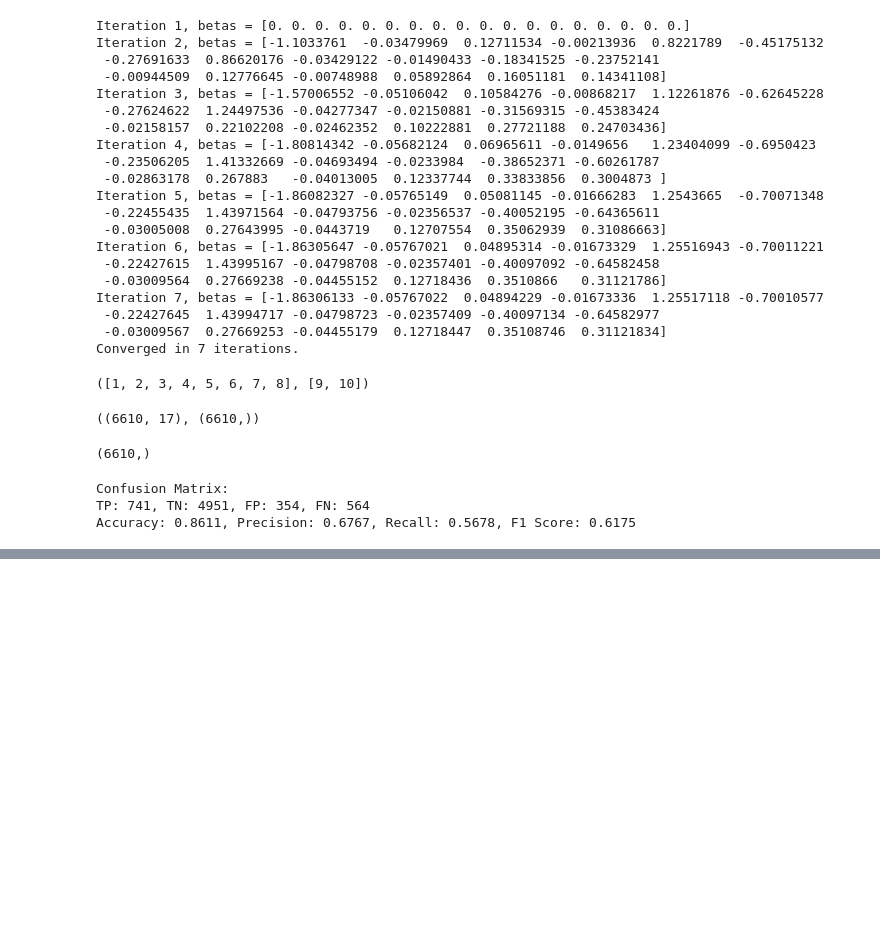
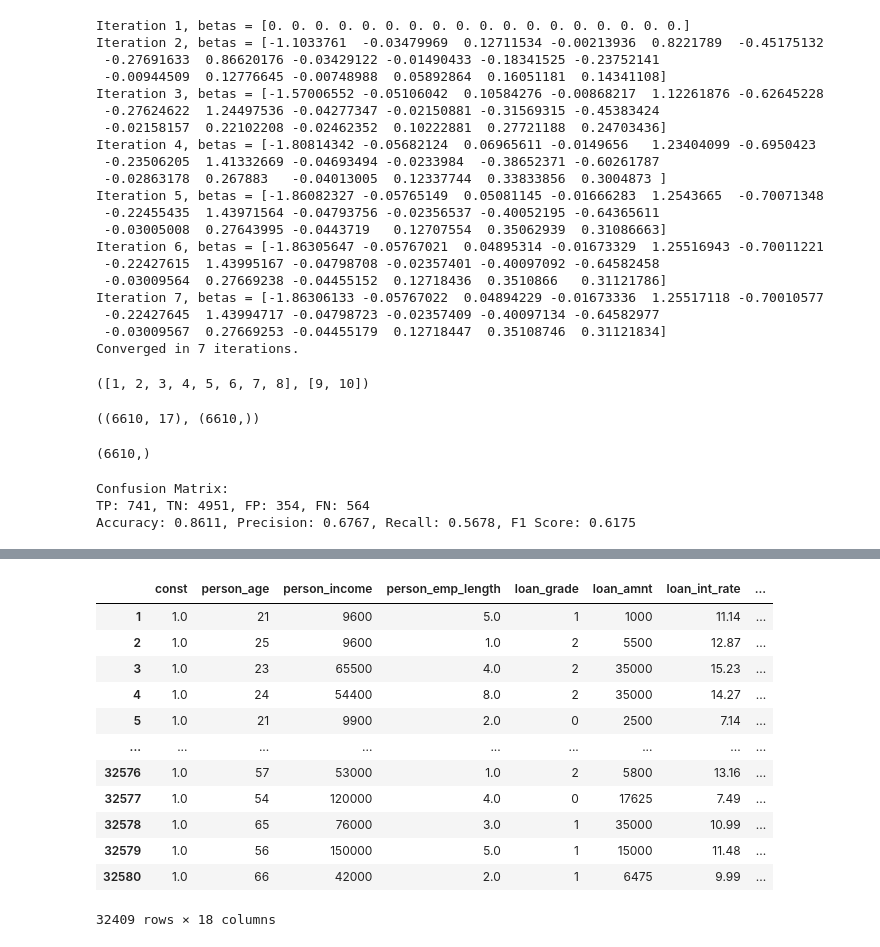
Before and after one commit to myngoc-trg/STAN48-Programming-for-Data-Science, a Jupyter notebook: Final Project/Report/STAN48_finalproject.ipynb, the cells around one changed output, grey strips where cells are left out. Drawn from its saved outputs; the diff is of its cells as text; code cells hidden in the pictures; blank space fills up the shorter version.

```diff
--- a/Final Project/Report/STAN48_finalproject.ipynb
+++ b/Final Project/Report/STAN48_finalproject.ipynb
@@ -631,0 +648,4 @@ Accuracy: 0.8611, Precision: 0.6767, Recall: 0.5678, F1 Score: 0.6175
+# %%
+X_predictors = df.loc[:, df.columns != 'loan_status']
+#X_predictors = pd.DataFrame(X_predictors)
+X_predictors
@@ -631,0 +666,17 @@ Accuracy: 0.8611, Precision: 0.6767, Recall: 0.5678, F1 Score: 0.6175
+# %%
+X_predictors = add_constant(X_predictors)
+X_predictors
+# %% [output]
+|  | const | person_age | person_income | person_emp_length | loan_grade | loan_amnt | loan_int_rate | ... |
+| 1 | 1.0 | 21 | 9600 | 5.0 | 1 | 1000 | 11.14 | ... |
+| 2 | 1.0 | 25 | 9600 | 1.0 | 2 | 5500 | 12.87 | ... |
+| 3 | 1.0 | 23 | 65500 | 4.0 | 2 | 35000 | 15.23 | ... |
+| 4 | 1.0 | 24 | 54400 | 8.0 | 2 | 35000 | 14.27 | ... |
+| 5 | 1.0 | 21 | 9900 | 2.0 | 0 | 2500 | 7.14 | ... |
+| ... | ... | ... | ... | ... | ... | ... | ... | ... |
+| 32576 | 1.0 | 57 | 53000 | 1.0 | 2 | 5800 | 13.16 | ... |
+| 32577 | 1.0 | 54 | 120000 | 4.0 | 0 | 17625 | 7.49 | ... |
+| 32578 | 1.0 | 65 | 76000 | 3.0 | 1 | 35000 | 10.99 | ... |
+| 32579 | 1.0 | 56 | 150000 | 5.0 | 1 | 15000 | 11.48 | ... |
+| 32580 | 1.0 | 66 | 42000 | 2.0 | 1 | 6475 | 9.99 | ... |
+32409 rows × 18 columns
```
Also changed, not shown: parts of 20 cells of this notebook.
